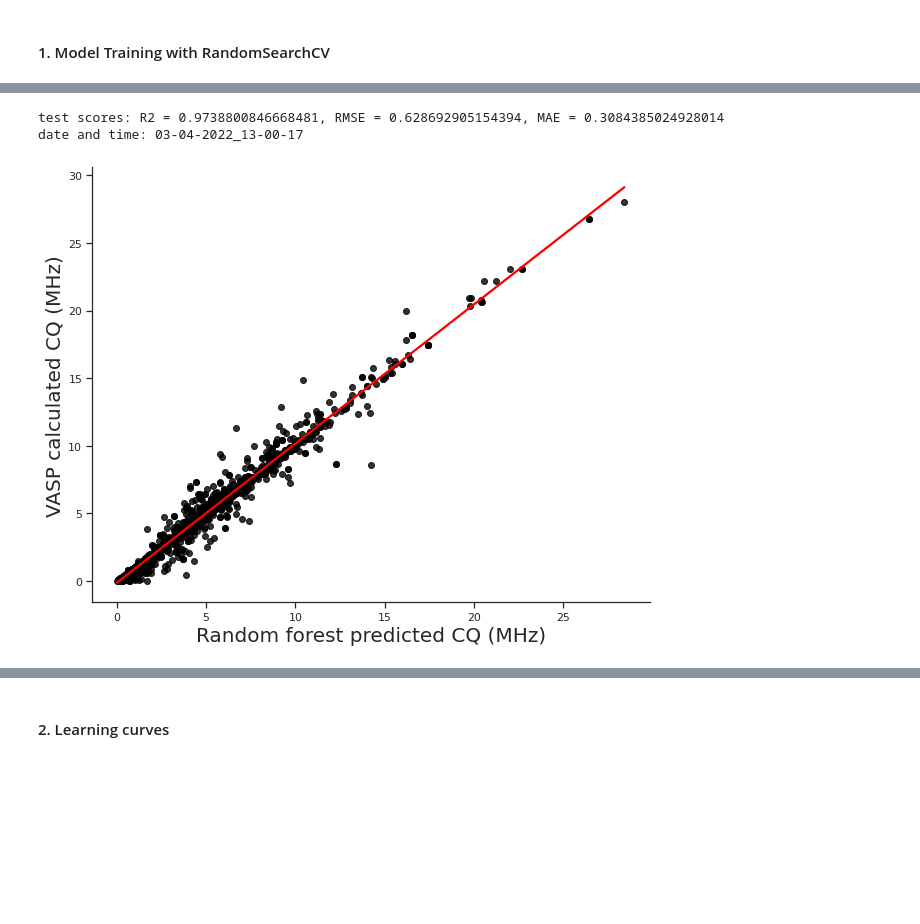
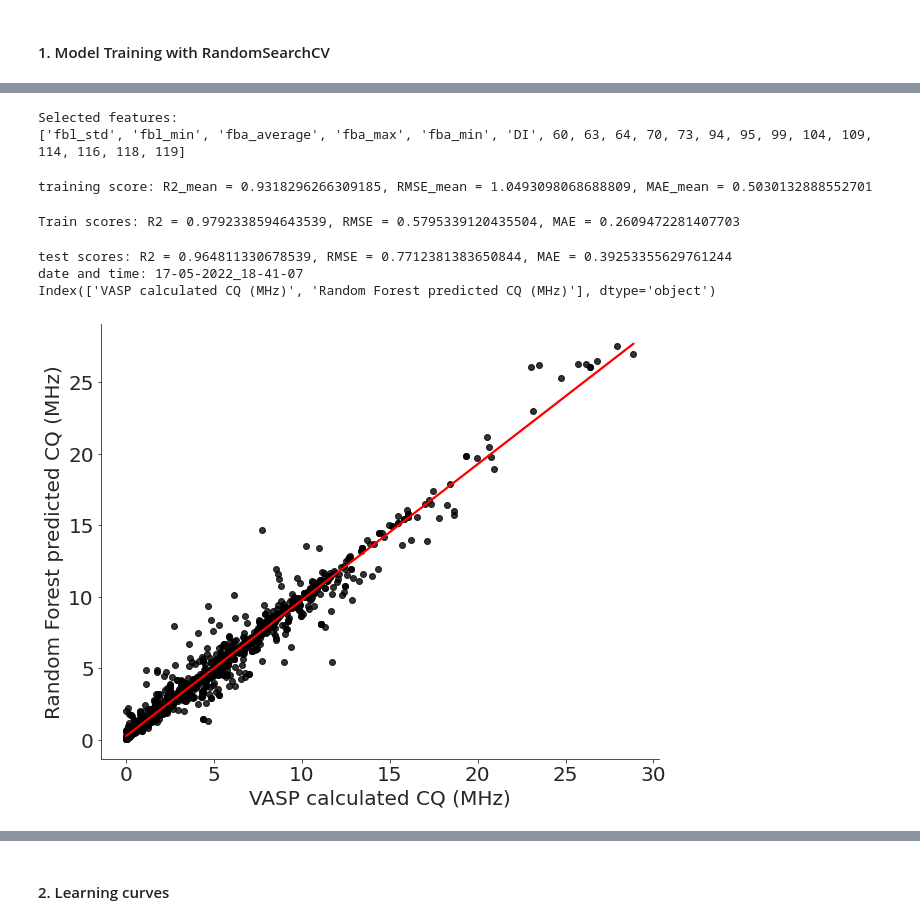
Before and after one commit to wushanyun64/27Al_CQ_prediction, a Jupyter notebook: Example_model_training.ipynb, the cells around one changed output, grey strips where cells are left out. Saved outputs shown, nothing was run; the diff lists cells and outputs as text; code cells hidden in the pictures; blank space fills up the shorter version.

```diff
--- a/Example_model_training.ipynb
+++ b/Example_model_training.ipynb
@@ -376,56 +407,87 @@ plt.show()
+# %%
+# feature selection
+from sklearn.feature_selection import RFE
+
+rfe = RFE(grid_rf.best_estimator_, n_features_to_select=20,step=0.1)
+
+rfe.fit(X_train, y_train['CQ'])
+selected_features = X_train.columns[rfe.support_].tolist()
+
+print('Selected features:')
+print(selected_features)
+# %% [output]
+Selected features:
+['fbl_std', 'fbl_min', 'fba_average', 'fba_max', 'fba_min', 'DI', 60, 63, 64, 70, 73, 94, 95, 99, 104, 109, 114, 116, 118, 119]
+# %%
+# retrain the model using selected features
+
+from sklearn.model_selection import cross_validate
+from sklearn.model_selection import RepeatedKFold
+
+best_est = grid_rf.best_estimator_
+best_est.fit(X_train[selected_features], y_train['CQ'])
+
+# get cv scores
+scoring = ["neg_mean_absolute_error", "neg_mean_squared_error", "r2"]
+n_scores = cross_validate(best_est, X_train[selected_features], y_train['CQ'], scoring=scoring, cv=5, n_jobs=8, error_score='raise')
+
+train_r2_mean = np.mean(n_scores["test_r2"])
+train_RMSE_mean = math.sqrt(
+    -np.mean(n_scores["test_neg_mean_squared_error"]))
+train_MAE_mean = -np.mean(n_scores["test_neg_mean_absolute_error"])
+
+print("training score: R2_mean = {}, RMSE_mean = {}, MAE_mean = {}".format(
+        train_r2_mean, train_RMSE_mean, train_MAE_mean))
+# %% [output]
+training score: R2_mean = 0.9318296266309185, RMSE_mean = 1.0493098068688809, MAE_mean = 0.5030132888552701
+# %%
+# print training score
+y_train_predict = best_est.predict(X_train[selected_features])
+
+train_r2 = r2_score(y_train['CQ'], y_train_predict)
+train_RMSE = math.sqrt(mean_squared_error(y_train['CQ'], y_train_predict))
+train_MAE = mean_absolute_error(y_train['CQ'], y_train_predict)
+
+print("Train scores: R2 = {}, RMSE = {}, MAE = {}".format(train_r2, train_RMSE, train_MAE))
+# %% [output]
+Train scores: R2 = 0.9792338594643539, RMSE = 0.5795339120435504, MAE = 0.2609472281407703
 # %%
 %%time
 # Predict test set
-import seaborn as sns
+from datetime import datetime
+from src.Utility import reg_plot
 
-sns.set()
-import matplotlib.pyplot as plt
-from datetime import datetime
-
-y_rf = grid_rf.predict(X_test)
+y_rf = best_est.predict(X_test[selected_features])
 
 test_r2 = r2_score(y_test["CQ"], y_rf)
 test_RMSE = math.sqrt(mean_squared_error(y_test['CQ'], y_rf))
 test_MAE = mean_absolute_error(y_test['CQ'], y_rf)
 
 print("test scores: R2 = {}, RMSE = {}, MAE = {}".format(test_r2, test_RMSE, test_MAE))
 
 
 # write down the date for png save
 predict_result = {}
 predict_result["VASP_CQ"] = y_test['CQ']
 predict_result["RF_predicted_CQ"] = y_rf
 predict_result = pd.DataFrame(predict_result)
 
 # datetime object containing current date and time
 now = datetime.now()
 # dd/mm/YY H:M:S
 dt_string = now.strftime("%d-%m-%Y_%H-%M-%S")
 print("date and time:",dt_string)
 
 #plot the correlation
-sns.set_style("ticks")
-fig, ax = plt.subplots(figsize = (10,8))
-plot = sns.regplot(
-    x="RF_predicted_CQ",
-    y="VASP_CQ",
-    data=predict_result,
-    ci=None,
-    scatter_kws={"color": "black"},
-    line_kws={"color": "red"}
-)
-ax.set_xlabel("Random forest predicted CQ (MHz)",fontsize=20)
-ax.set_ylabel("VASP calculated CQ (MHz)",fontsize=20)
-sns.despine()
-# plt.savefig('./figures/27Al_RF_testSet_{}.png'.format(dt_string))
-plt.show()
+reg_plot(y_test['CQ'],y_rf,"VASP calculated CQ (MHz)","Random Forest predicted CQ (MHz)")
 
 # # Export y_rf and y_test as .csv
 # y_output = copy.deepcopy(y_test)
 # y_output['CQ_rf'] = y_rf
 # y_output = pd.DataFrame(y_output)
 # y_output.to_csv('./data/All_feature_test.csv')
 # %% [output]
-test scores: R2 = 0.9738800846668481, RMSE = 0.628692905154394, MAE = 0.3084385024928014
-date and time: 03-04-2022_13-00-17
+test scores: R2 = 0.964811330678539, RMSE = 0.7712381383650844, MAE = 0.39253355629761244
+date and time: 17-05-2022_18-41-07
+Index(['VASP calculated CQ (MHz)', 'Random Forest predicted CQ (MHz)'], dtype='object')
-[figure, old version]
+[figure, new version]
```
Also changed, not shown: parts of 18 cells of this notebook, 6 other files.
